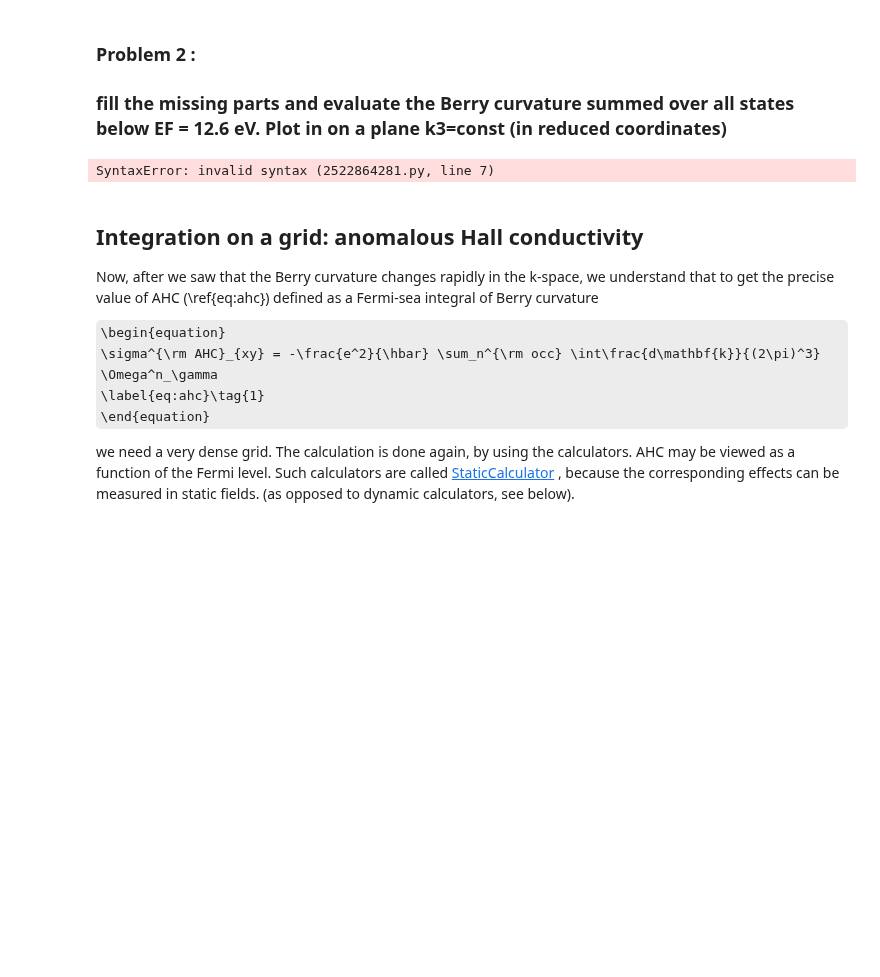
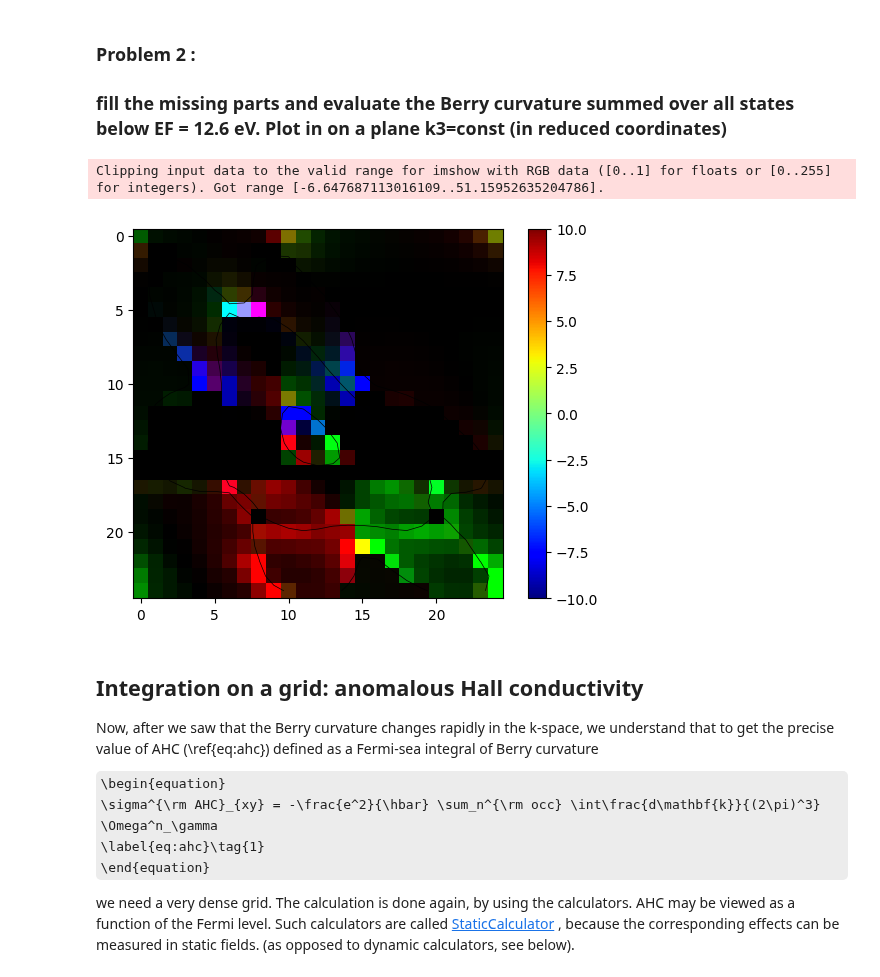
Before and after one commit to wannier-berri/WannierBerri-tutorial, a Jupyter notebook: tutorials/1_basic/tutorial-wb-basic-solution.ipynb, the cells around one changed output. Drawn from its saved outputs; the diff is of its cells as text; code cells hidden in the pictures; some formulas as TeX source; blank space fills up the shorter version.

```diff
--- a/tutorials/1_basic/tutorial-wb-basic-solution.ipynb
+++ b/tutorials/1_basic/tutorial-wb-basic-solution.ipynb
@@ -59,11 +48,14 @@ system=wberri.System_w90(
 
 # Setting the pointgroup from the symmetry operations
 import irrep
-spacegroup = irrep.spacegroup.SpaceGroup( cell=(system.real_lattice, [[0,0,0]], [1]),   # only 1 Fe atoms at origin
-                                           spinor = True,
-                                           magmom = [[0,0,1]],   # magnetic moment along z
-                                           include_TR = True,   # include symmetries that flip the spin
-                                        )
+spacegroup = irrep.spacegroup.SpaceGroup.from_cell( real_lattice=system.real_lattice,
+                                                   positions=[[0,0,0]],   # only 1 Fe atoms at origin
+                                                   typat=[1],    # atomic number is not important here
+                                                   spinor=True,
+                                                   magmom=[[0,0,1]],   # magnetic moment along z
+                                                   include_TR=True,   # include symmetries that flip the spin
+                                                )
+
 system.set_pointgroup(spacegroup=spacegroup)
 
 # generators=["Inversion","C4z","TimeReversal*C2x"]
@@ -156,7 +148,6 @@ This object contains all results of the calculations, but in this case we have o
 result=wberri.run(system,
                   grid=path,
                   calculators = {"tabulate" : tab_all_path},
-                  parallel = parallel,
                   print_Kpoints = False)
 
 print (result.results)
@@ -425,19 +413,20 @@ print(ahc.shape,Energy.shape)
 # %%
 # example : find the total Berry curvature of occupied states
 # on the plane (k1,k2), k3=const (in reduced coordinates)
 Berry_occ = 0
 k3 = 9
 EF=12.4
 for ib in range(18):
-    Energy =
-    ahc  =
+    Energy = grid_result.get_data(iband=ib, quantity='Energy')[:,:,k3]
+    ahc  = grid_result.get_data(iband=ib, quantity='berry_curvature')[:,:,k3]
     ahc [Energy>EF] = 0
     Berry_occ += ahc
     plt.contour(Energy,levels = [EF],linewidths=0.5,colors='black')
 shw = plt.imshow(Berry_occ,vmin=-10,vmax=10,cmap="jet")
 bar = plt.colorbar(shw)
 # %% [output]
-SyntaxError: invalid syntax (2522864281.py, line 7)
+Clipping input data to the valid range for imshow with RGB data ([0..1] for floats or [0..255] for integers). Got range [-6.647687113016109..51.15952635204786].
+[figure, added]
 # %% [markdown]
 ## Integration on a grid: anomalous Hall conductivity
 
```
Also changed, not shown: parts of 17 cells of this notebook, 1 other file.
